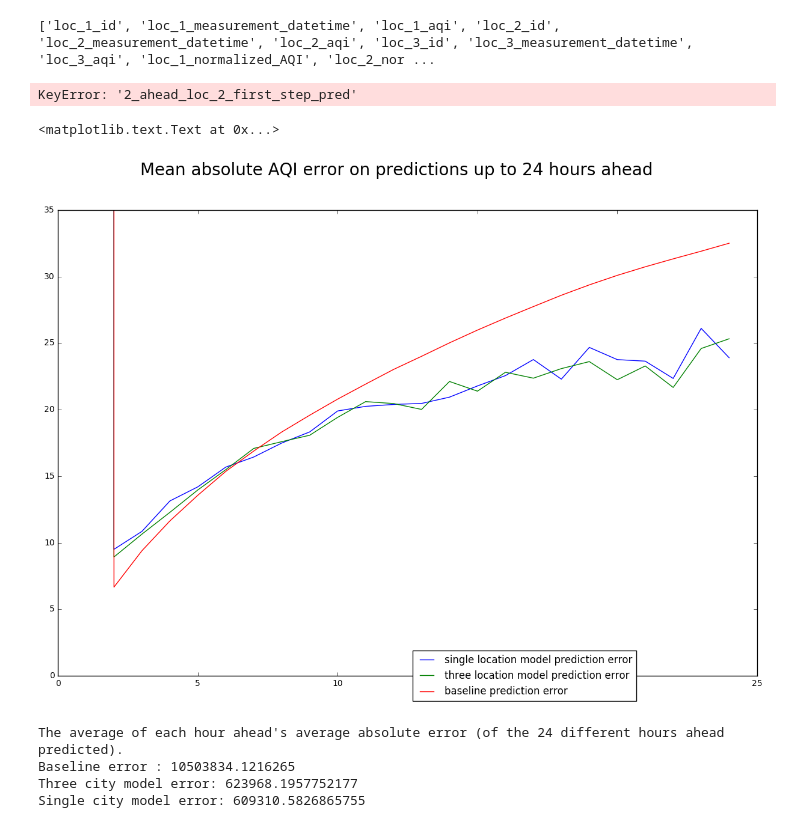
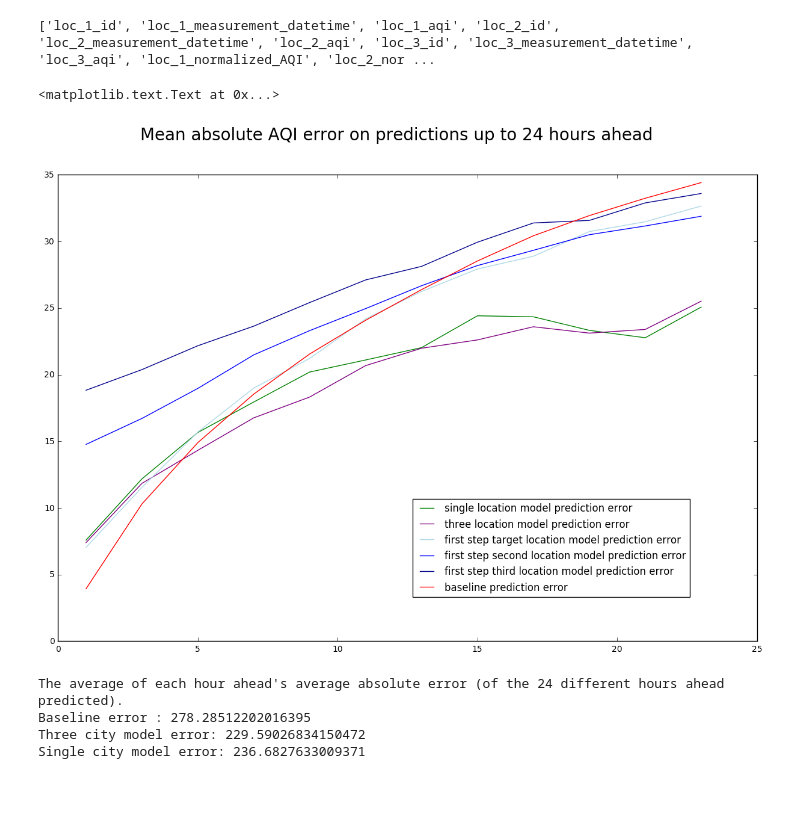
Before and after one commit to curiousest/predict-AQI, a Jupyter notebook: predict_aqi/notebooks/hypothesis4_nearby_locations_building_model.ipynb, the cells around one changed output. Saved outputs shown, nothing was run; the diff lists cells and outputs as text; code cells hidden in the pictures; blank space fills up the shorter version.

```diff
--- a/predict_aqi/notebooks/hypothesis4_nearby_locations_building_model.ipynb
+++ b/predict_aqi/notebooks/hypothesis4_nearby_locations_building_model.ipynb
@@ -86,7 +86,7 @@ from predict_aqi import config
 from predict_aqi.transform_data import clean_data, generate_time_inputs
 
 MAX_INDEX = 48
-INDICES_AHEAD_TO_PREDICT = range(2, config.NUMBER_AHEAD_TO_PREDICT + 2, 16)
+INDICES_AHEAD_TO_PREDICT = range(2, config.NUMBER_AHEAD_TO_PREDICT + 2, 4)
 LAST_INDEX_BEHIND_TO_USE = 24
 indices_behind_to_use = range(LAST_INDEX_BEHIND_TO_USE + 1)
 locations = ['loc_{}'.format(str(i)) for i in range(1, NUMBER_OF_NEARBY_LOCATIONS + 1)]
@@ -270,6 +271,11 @@ df, second_step_additional_features = generate_time_inputs(df, time_column="loc_
 
 output_columns = ["{}_ahead_AQI".format(str(i)) for i in INDICES_AHEAD_TO_PREDICT]
 
+
+# Make baseline predictions
+baseline_df = df.copy(deep=True)
+baseline_df = generate_baseline_predictions(baseline_df, output_columns)
+
 # Make predictions with 1 city
 # make regressors for each index ahead to predict
 locations = ['loc_1']
@@ -295,6 +301,7 @@ single_city_df = generate_predictions_two_step(
 
 # Make predictions with 3 cities
 # make regressors for each index ahead to predict
+locations = ['loc_1', 'loc_2', 'loc_3']
 first_step_regressors = [MLPRegressor() for i in locations]
 second_step_regressors = [MLPRegressor() for i in INDICES_AHEAD_TO_PREDICT]
 
@@ -312,9 +319,6 @@ three_city_df = generate_predictions_two_step(
     "ahead_three_city_pred",
     False
 )
-
-baseline_df = df.copy(deep=True)
-baseline_df = generate_baseline_predictions(baseline_df, output_columns)
 # %%
 print(list(three_city_df.columns))
 # %% [output]
@@ -368,8 +372,6 @@ for i in INDICES_AHEAD_TO_PREDICT:
         single_city_df[actual_column],
         baseline_df[baseline_pred_column]
     )
-# %% [output]
-KeyError: '2_ahead_loc_2_first_step_pred'
 # %%
 import matplotlib.pyplot as plt
 
@@ -379,43 +381,43 @@ plt.plot(
     [h // 2 for h in INDICES_AHEAD_TO_PREDICT],
     [errors['single_city_pred'][i] for i in INDICES_AHEAD_TO_PREDICT],
     label="single location model prediction error",
-    color="Blue"
+    color="Green"
 )
 plt.plot(
     [h // 2 for h in INDICES_AHEAD_TO_PREDICT],
     [errors['three_city_pred'][i] for i in INDICES_AHEAD_TO_PREDICT],
     label="three location model prediction error",
-    color="Green"
+    color="Purple"
 )
 plt.plot(
     [h // 2 for h in INDICES_AHEAD_TO_PREDICT],
     [errors['first_city_pred'][i] for i in INDICES_AHEAD_TO_PREDICT],
     label="first step target location model prediction error",
-    color="Light Purple"
+    color="LightBlue"
 )
 plt.plot(
     [h // 2 for h in INDICES_AHEAD_TO_PREDICT],
     [errors['second_city_pred'][i] for i in INDICES_AHEAD_TO_PREDICT],
     label="first step second location model prediction error",
-    color="Purple"
+    color="Blue"
 )
 plt.plot(
     [h // 2 for h in INDICES_AHEAD_TO_PREDICT],
     [errors['third_city_pred'][i] for i in INDICES_AHEAD_TO_PREDICT],
     label="first step third location model prediction error",
-    color="Dark Purple"
+    color="DarkBlue"
 )
 plt.plot(
     [h // 2 for h in INDICES_AHEAD_TO_PREDICT],
     [errors['baseline_pred'][i] for i in INDICES_AHEAD_TO_PREDICT],
     label="baseline prediction error",
     color="Red"
 )
-plt.legend(loc=6, bbox_to_anchor=(0.5, 0))
+plt.legend(loc=6, bbox_to_anchor=(0.5, 0.2))
 plt.suptitle("Mean absolute AQI error on predictions up to 24 hours ahead", fontsize=20)
 # %% [output]
 <matplotlib.text.Text at 0x...>
-[figure, old version]
+[figure, new version]
 # %%
 print("The average of each hour ahead's average absolute error (of the 24 different hours ahead predicted).")
 print("Baseline error : {}".format(sum([errors['baseline_pred'][i] for i in INDICES_AHEAD_TO_PREDICT])))
@@ -423,6 +425,6 @@ print("Three city model error: {}".format(sum([errors['three_city_pred'][i] for
 print("Single city model error: {}".format(sum([errors['single_city_pred'][i] for i in INDICES_AHEAD_TO_PREDICT])))
 # %% [output]
 The average of each hour ahead's average absolute error (of the 24 different hours ahead predicted).
-Baseline error : 10503834.1216265
-Three city model error: 623968.1957752177
-Single city model error: 609310.5826865755
+Baseline error : 278.28512202016395
+Three city model error: 229.59026834150472
+Single city model error: 236.6827633009371
```
Also changed, not shown: parts of 2 cells of this notebook.
